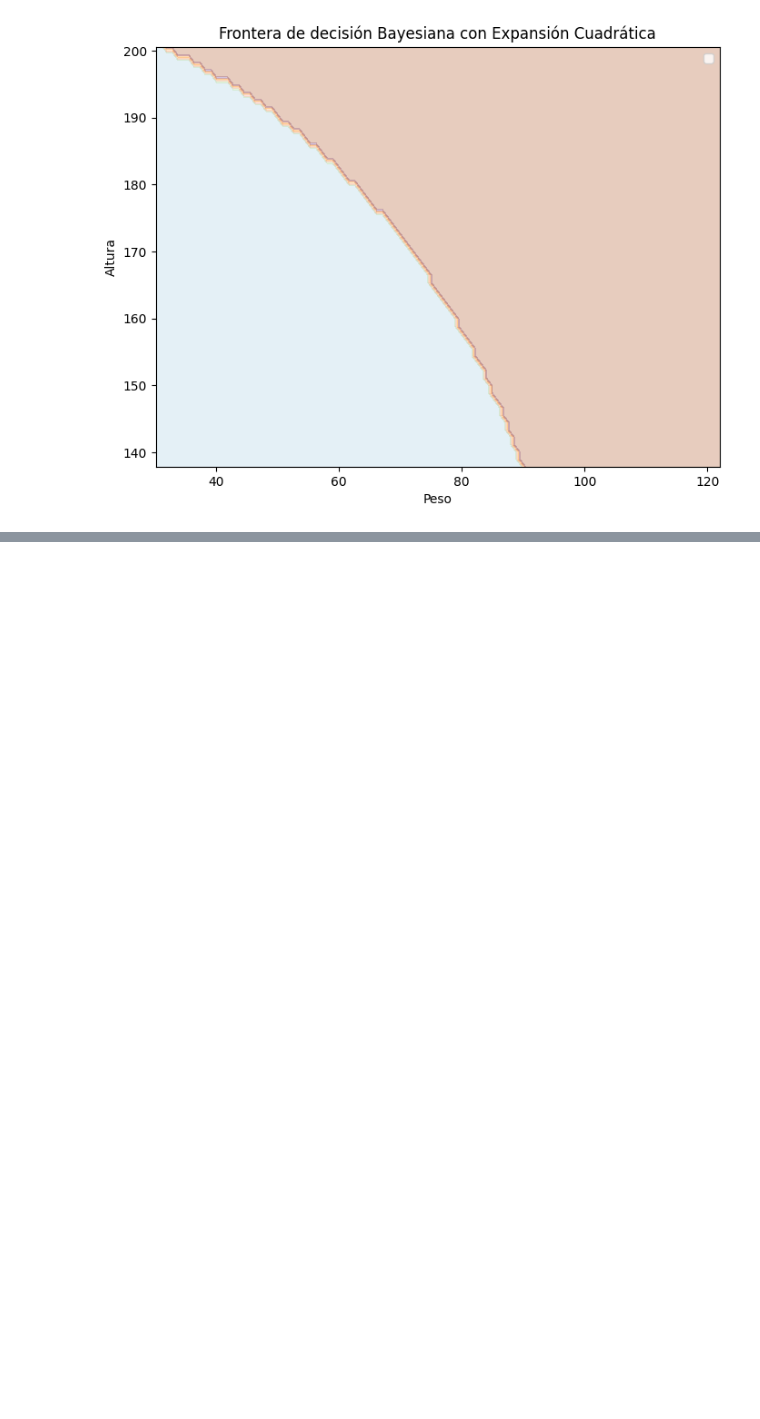
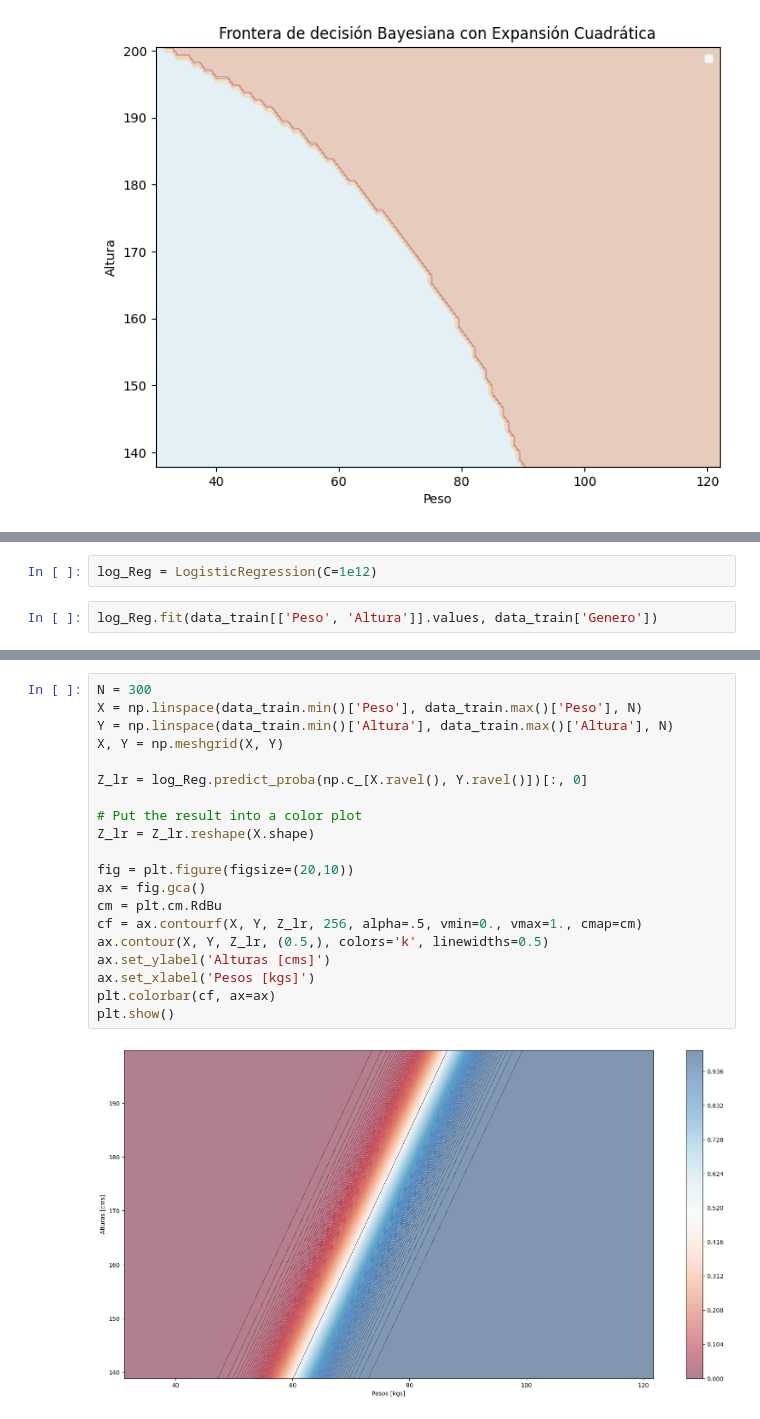
Before and after one commit to MagdalenaLaValle/TPs-Redes-Neuronales-, a Jupyter notebook: Clasificación_Bayesiana.ipynb, the cells around one changed output, grey strips where cells are left out. Drawn from its saved outputs; the diff is of its cells as text; blank space fills up the shorter version.

Commit message:
Regresion logistica agregada

```diff
--- a/Clasificación_Bayesiana.ipynb
+++ b/Clasificación_Bayesiana.ipynb
@@ -600,0 +607,4 @@ plt.show()
+# %%
+log_Reg = LogisticRegression(C=1e12)
+# %%
+log_Reg.fit(data_train[['Peso', 'Altura']].values, data_train['Genero'])
@@ -600,0 +631,22 @@ plt.show()
+# %%
+N = 300
+X = np.linspace(data_train.min()['Peso'], data_train.max()['Peso'], N)
+Y = np.linspace(data_train.min()['Altura'], data_train.max()['Altura'], N)
+X, Y = np.meshgrid(X, Y)
+
+Z_lr = log_Reg.predict_proba(np.c_[X.ravel(), Y.ravel()])[:, 0]
+
+# Put the result into a color plot
+Z_lr = Z_lr.reshape(X.shape)
+
+fig = plt.figure(figsize=(20,10))
+ax = fig.gca()
+cm = plt.cm.RdBu
+cf = ax.contourf(X, Y, Z_lr, 256, alpha=.5, vmin=0., vmax=1., cmap=cm)
+ax.contour(X, Y, Z_lr, (0.5,), colors='k', linewidths=0.5)
+ax.set_ylabel('Alturas [cms]')
+ax.set_xlabel('Pesos [kgs]')
+plt.colorbar(cf, ax=ax)
+plt.show()
+# %% [output]
+[figure, added]
```
Also changed, not shown: parts of 7 cells of this notebook.
